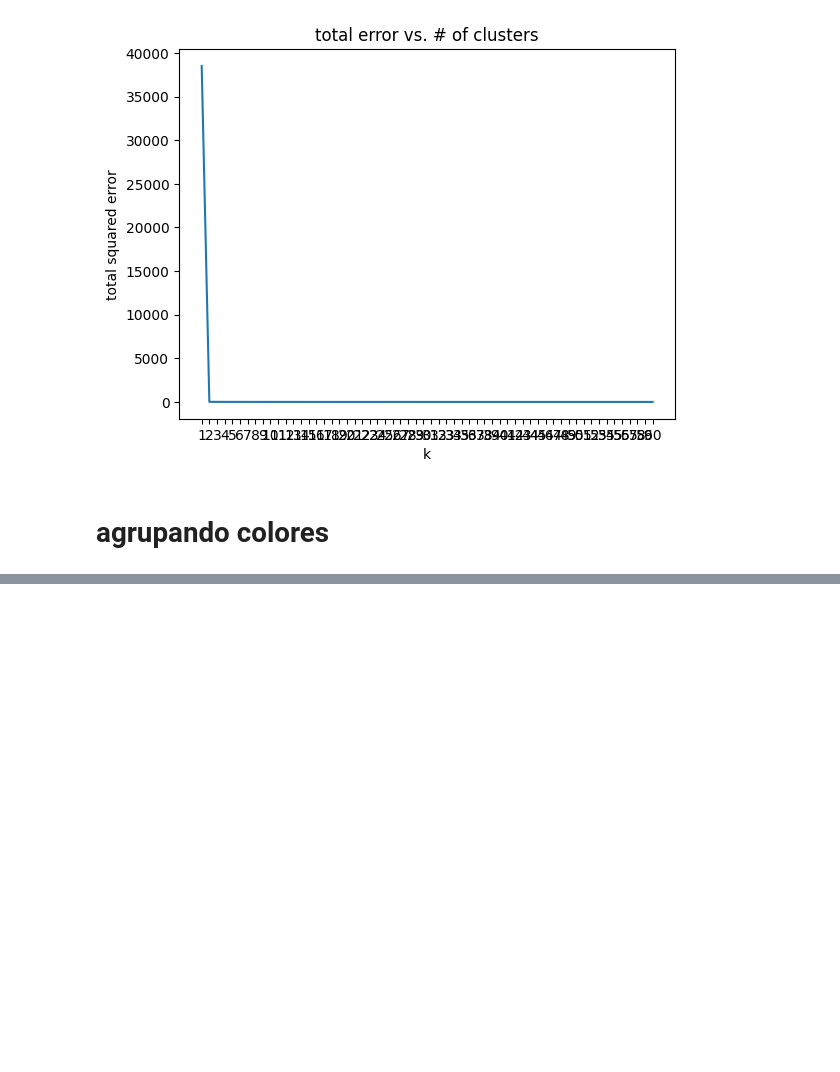
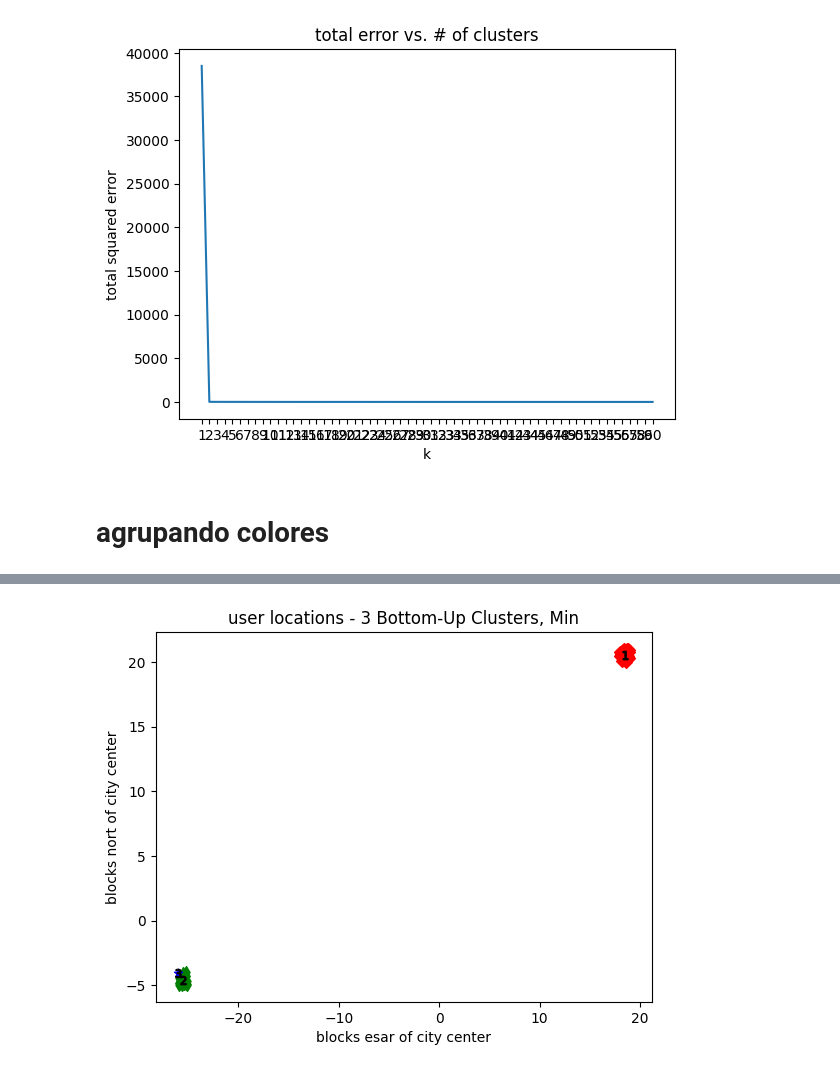
Before and after one commit to loandev-py/ciencia_de_datos_desde_cero, a Jupyter notebook: 20_clustering.ipynb, the cells around one changed output, grey strips where cells are left out. Drawn from its saved outputs; the diff is of its cells as text; code cells hidden in the pictures; blank space fills up the shorter version.

```diff
--- a/20_clustering.ipynb
+++ b/20_clustering.ipynb
@@ -220,3 +220,33 @@ def bottom_up_cluster(inputs: List[Vector], distance_agg: Callable = min) -> Clu
     return clusters[0]
 # %%
 base_cluster = bottom_up_cluster(inputs)
+# %%
+def generate_clusters(base_cluster: Cluster, num_clusters: int) -> List[Cluster]:
+    # empieza con una lista con solo el grupo base
+    clusters = [base_cluster]
+    # siempre que no tengamos aun suficientes grupo ...
+    while len(clusters) < num_clusters:
+        # elige el ultimo combinado de nuestros grupos
+        next_cluster = min(clusters, key=get_merge_order)
+        # lo queta de la lista
+        clusters = [ c for c in clusters if c != next_cluster]
+        # y aniade sus hijos a la lista (esdecir, los descombina)
+        clusters.extend(get_children(next_cluster))
+    # cuando tenemos suficientes clusters...
+    return clusters
+# %%
+three_clusters = [get_values(cluster) for cluster in generate_clusters(base_cluster, 3)]
+# %%
+for i, cluster, marker, color in zip([1, 2, 3], three_clusters, ['D', 'd', '*'], ['r', 'g', 'b']):
+    xs, ys = zip(*cluster)
+    plt.scatter(xs, ys, color=color, marker=marker)
+    # pone un numero en la media del cluster
+    x, y = vector_mean(cluster)
+    plt.plot(x, y, marker='$' + str(i) + '$', color='black')
+
+plt.title("user locations - 3 Bottom-Up Clusters, Min")
+plt.xlabel("blocks esar of city center")
+plt.ylabel("blocks nort of city center")
+plt.show()
+# %% [output]
+[figure, added]
```
Also changed, not shown: parts of 1 cell of this notebook, 1 other file.
